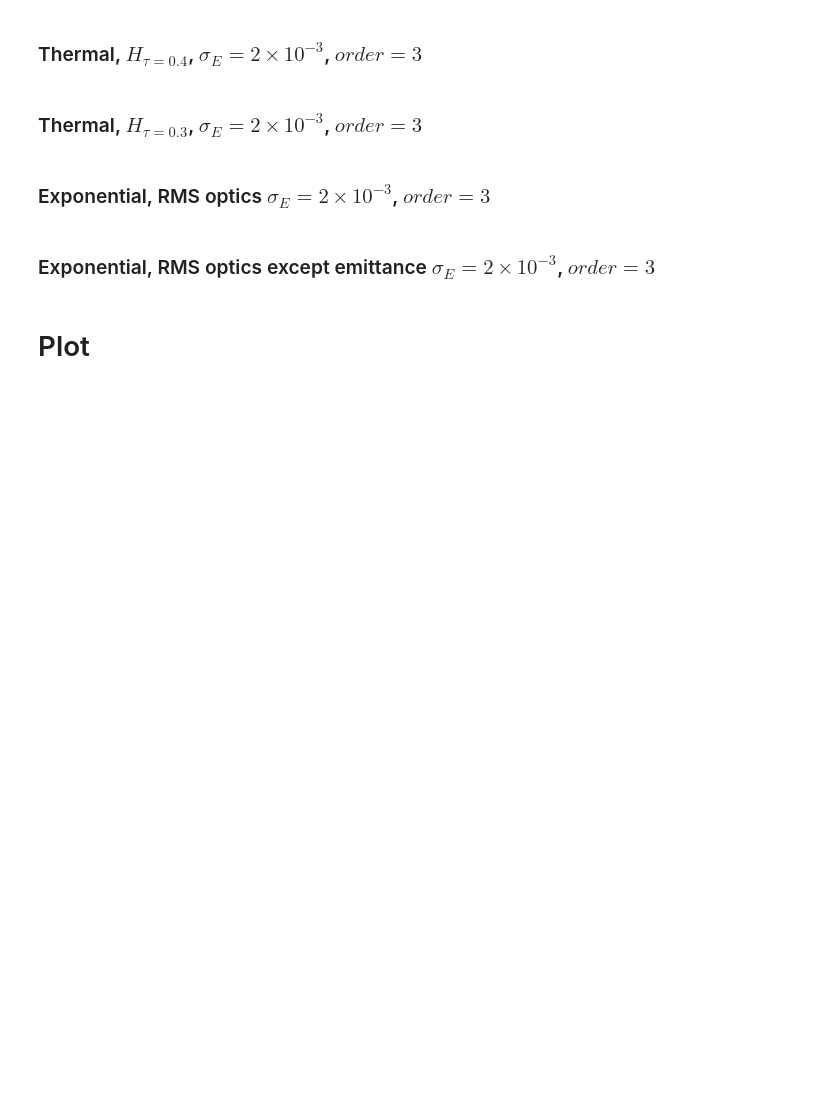
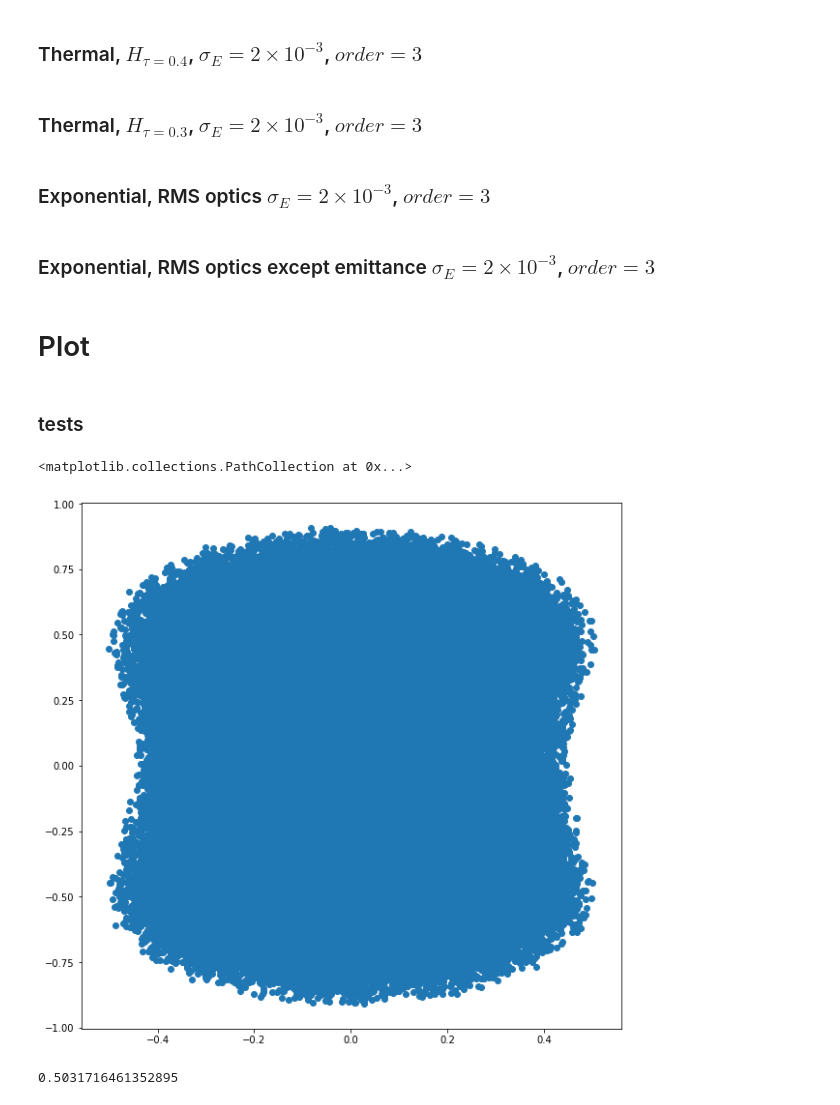
Before and after one commit to kilean20/SampleRuns, a Jupyter notebook: ProtonLossLattice/[1000000p,10000turn][quadFFon]getLossData.ipynb, the cells around one changed output. Cells and saved outputs as stored; diff of their text form; code cells hidden in the pictures; blank space fills up the shorter version.

```diff
--- a/ProtonLossLattice/[1000000p,10000turn][quadFFon]getLossData.ipynb
+++ b/ProtonLossLattice/[1000000p,10000turn][quadFFon]getLossData.ipynb
@@ -318,3 +316,5 @@ for key,dic in lostp_data.items():
 lostp_data.keys()
 # %%
 # pickle.dump(lostp_data,open('lostp_data.QFF.pickle','wb'))
+# %% [markdown]
+### tests
@@ -320,0 +340,13 @@ lostp_data.keys()
+# %%
+pData0 = impact.readParticleData(111110,ke,mass,freq,2)
+normalize(pData0)
+# %%
+plt.figure(figsize=(10,10))
+plt.scatter(pData0[:,0],pData0[:,2])
+# %% [output]
+<matplotlib.collections.PathCollection at 0x...>
+[figure, added]
+# %%
+np.max(pData0[:,0])
+# %% [output]
+0.5031716461352895
```
Also changed, not shown: parts of 2 cells of this notebook, 23 other files.
